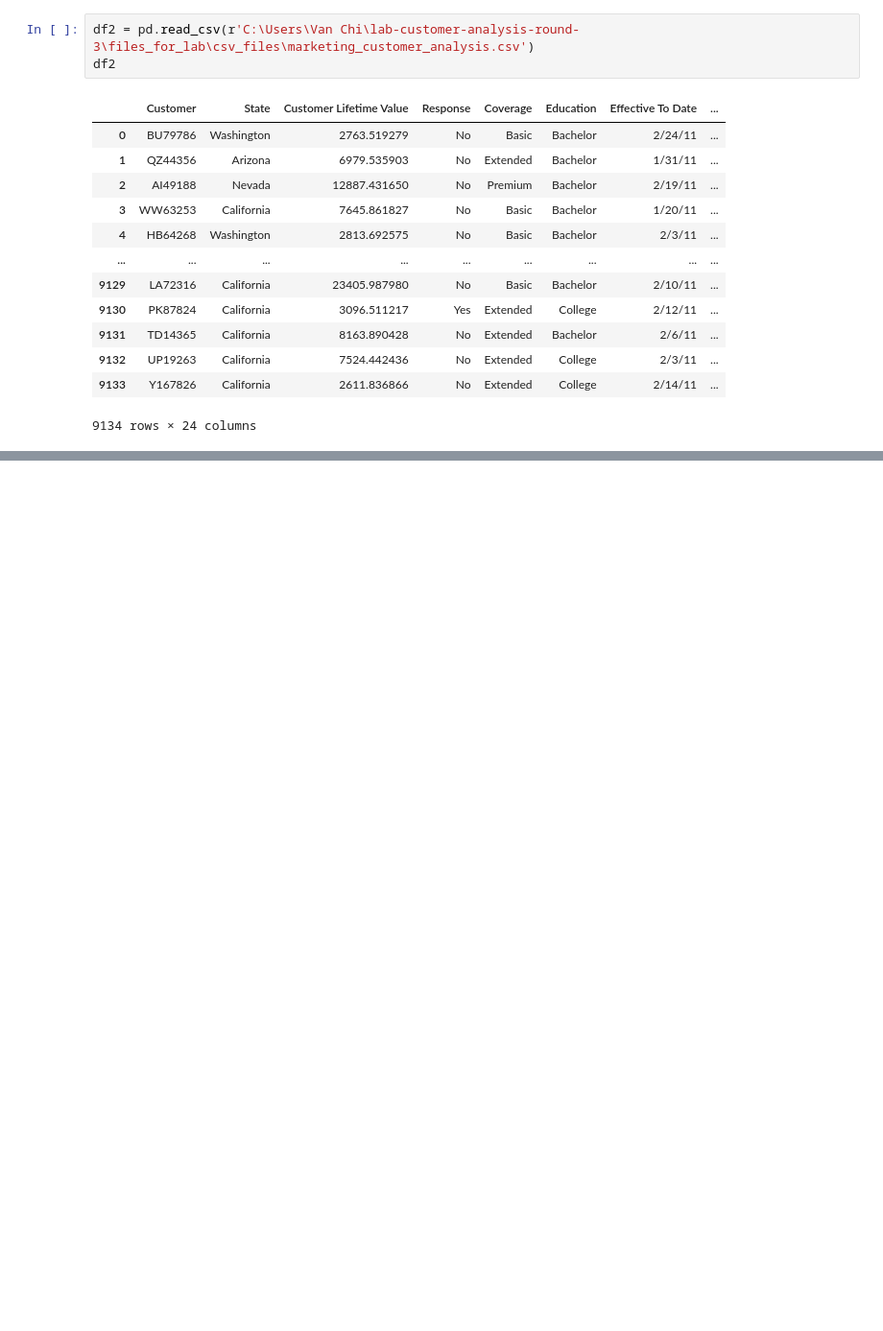
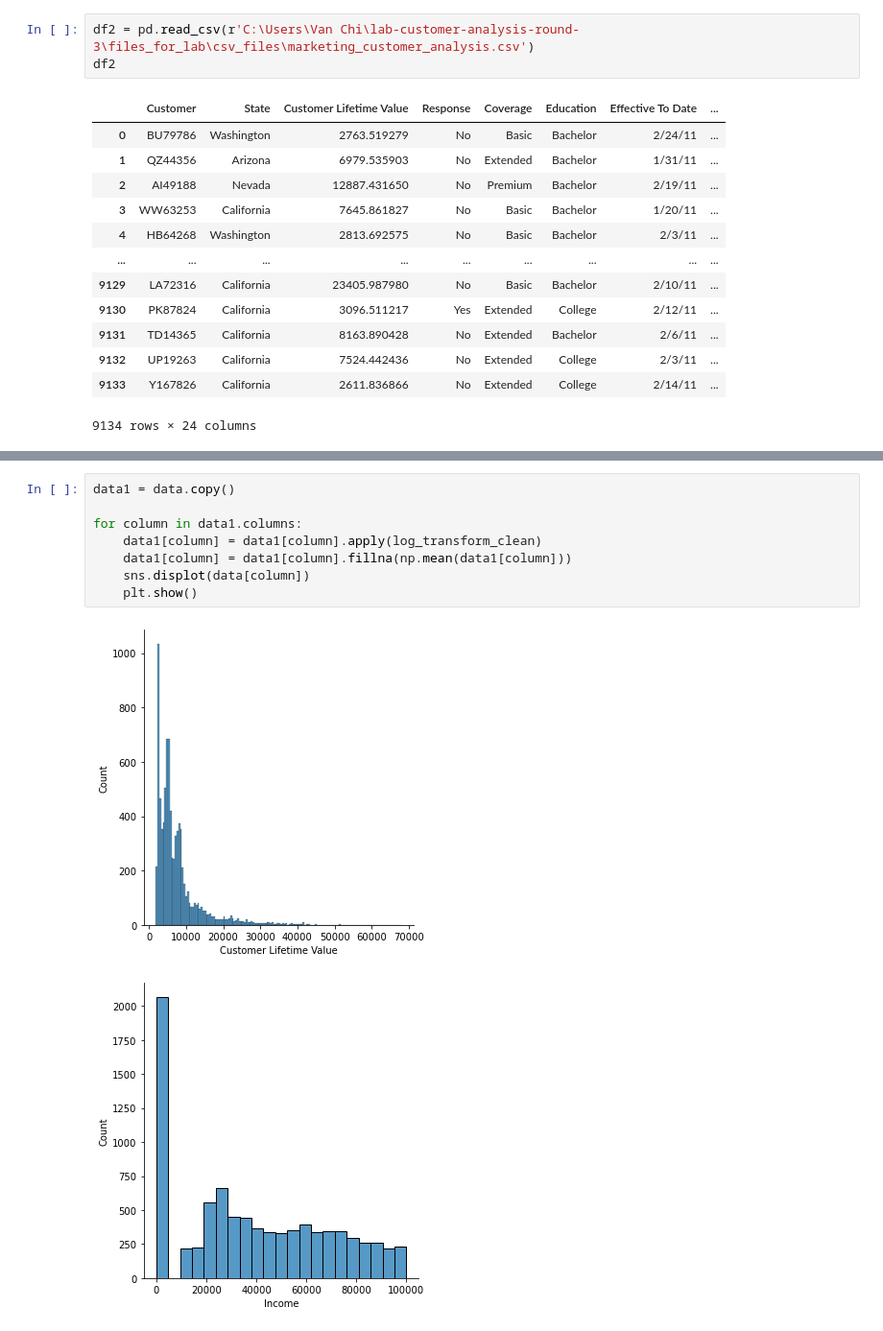
Before and after one commit to vanchido/lab-customer-analysis-round-2, a Jupyter notebook: lab-customer-analysis-round-2.ipynb, the cells around one changed output, grey strips where cells are left out. Shown at 96% size. Saved outputs shown, nothing was run; the diff lists cells and outputs as text; blank space fills up the shorter version.

```diff
--- a/lab-customer-analysis-round-2.ipynb
+++ b/lab-customer-analysis-round-2.ipynb
@@ -664,0 +777,11 @@ plt.show()
+# %%
+data1 = data.copy()
+
+for column in data1.columns:
+    data1[column] = data1[column].apply(log_transform_clean)
+    data1[column] = data1[column].fillna(np.mean(data1[column]))
+    sns.displot(data[column])
+    plt.show()
+# %% [output]
+[figure, added]
+[figure, added]
```
Also changed, not shown: parts of 26 cells of this notebook, 1 other file.
